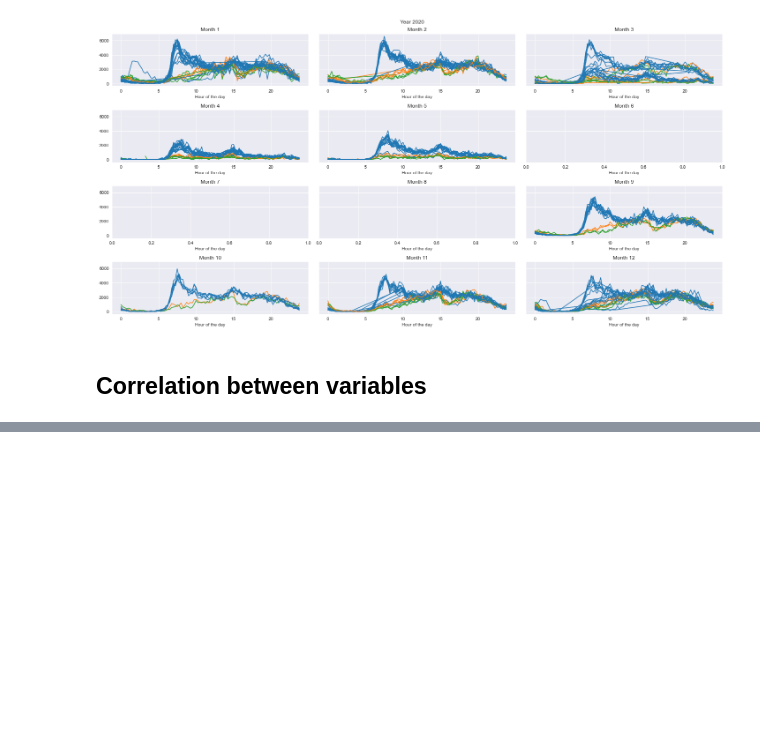
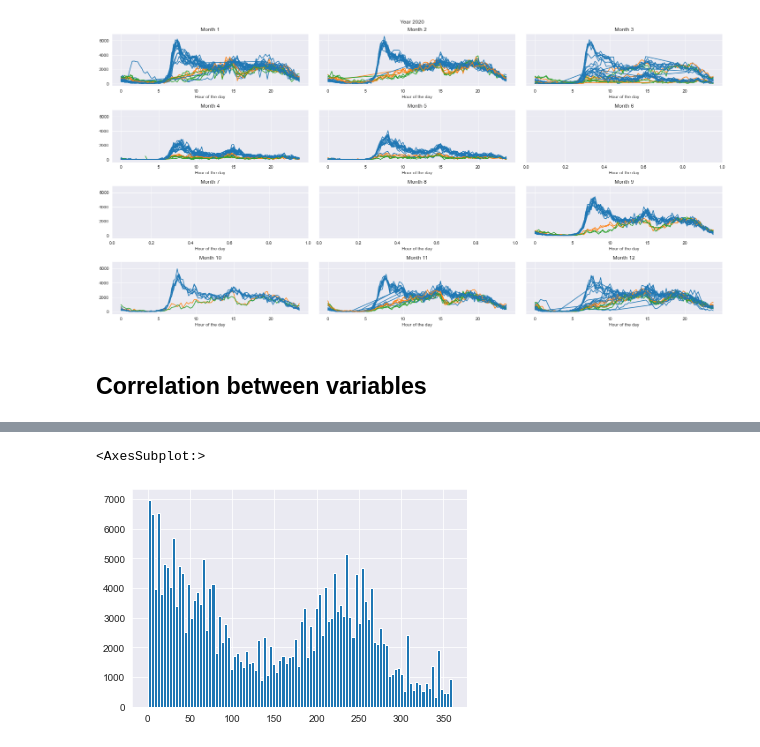
Before and after one commit to elena-sg/madrid-traffic, a Jupyter notebook: notebooks/03-explore-data.ipynb, the cells around one changed output, grey strips where cells are left out. Cells and saved outputs as stored; diff of their text form; code cells hidden in the pictures; blank space fills up the shorter version.

```diff
--- a/notebooks/03-explore-data.ipynb
+++ b/notebooks/03-explore-data.ipynb
@@ -187,0 +274,12 @@ sns.heatmap(corr, mask=mask, cmap=cmap, vmax=.3, center=0,
+# %%
+values = pd.DataFrame()
+
+for station in os.listdir(meteo_path):
+    df = pd.read_csv(meteo_path + "/" + station).dropna(subset=["dir_viento"])
+    if not df.empty:
+        values = pd.concat([values, df[["fecha", "estacion", "dir_viento"]]], ignore_index=True)
+
+values.dir_viento.hist(bins=100)
+# %% [output]
+<AxesSubplot:>
+[figure, added]
```
Also changed, not shown: parts of 9 cells of this notebook, 5 other files.
